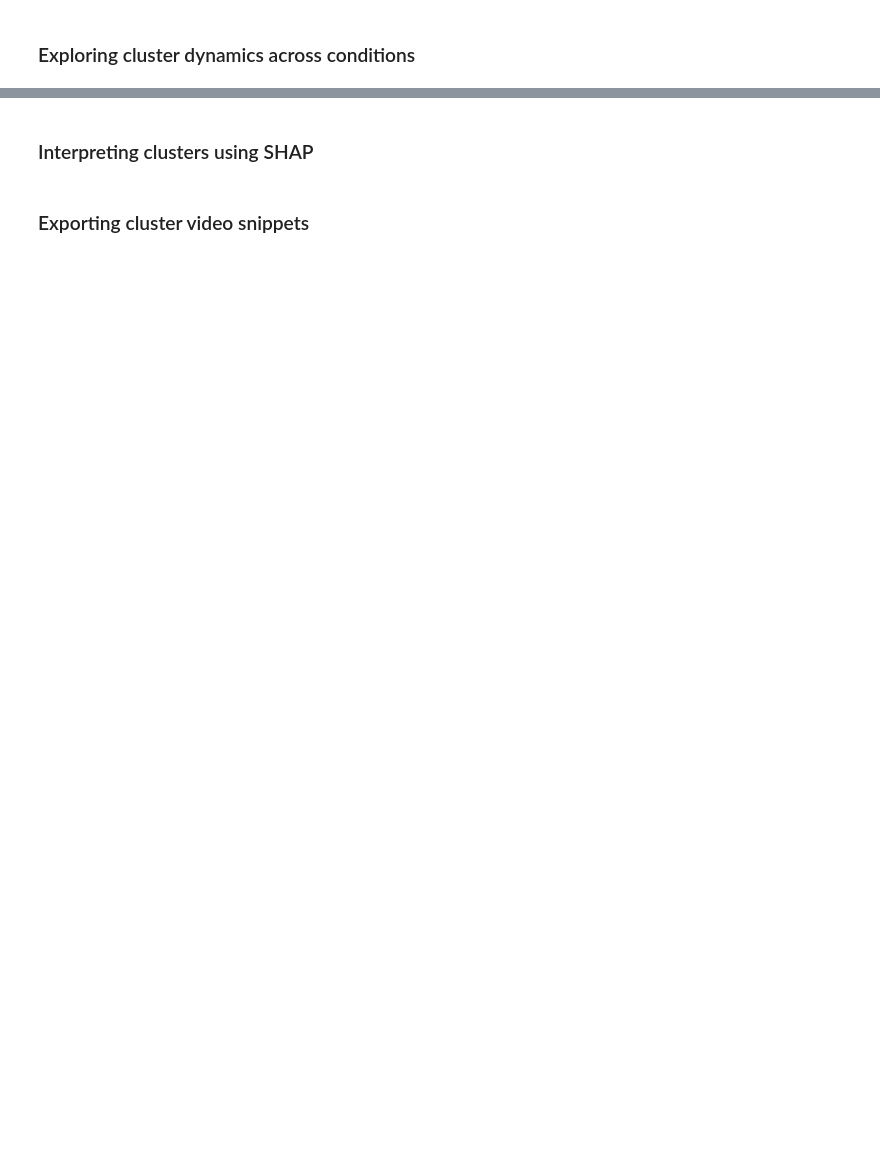
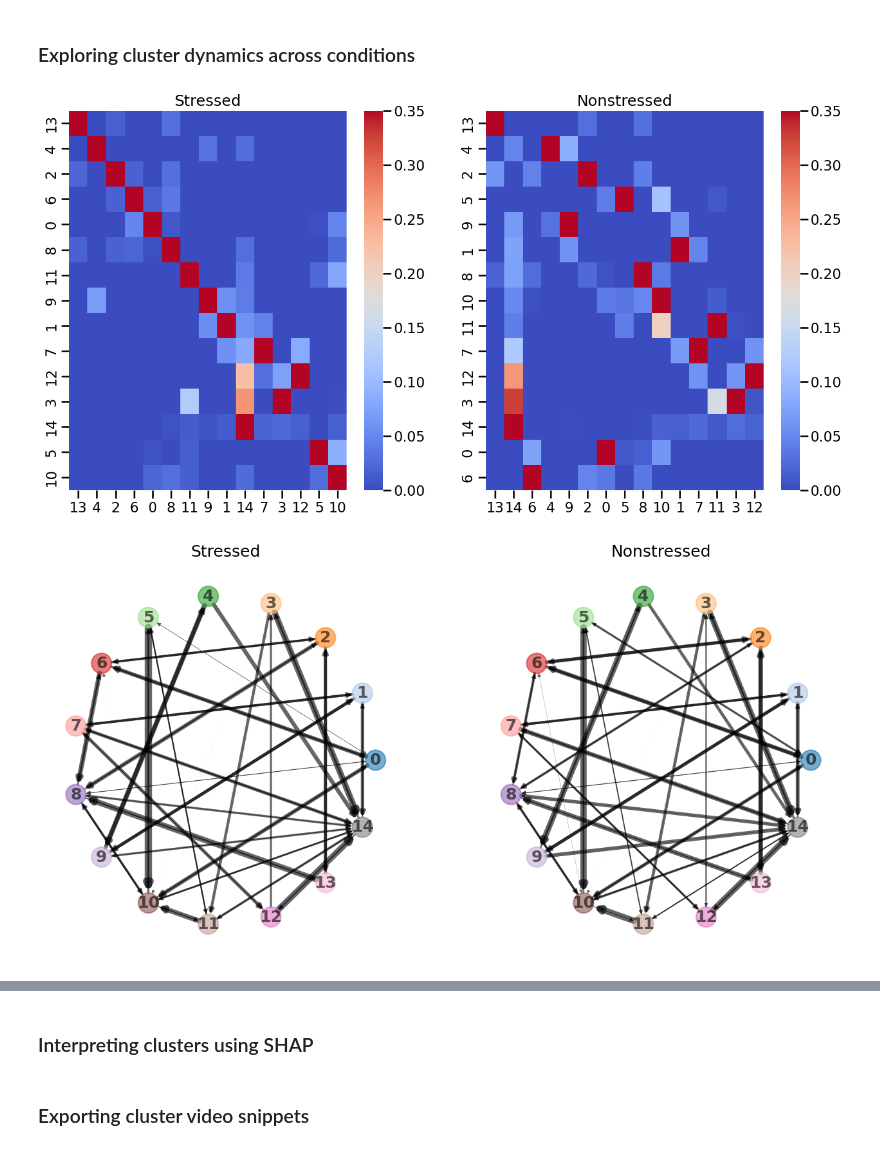
Before and after one commit to mlfpm/deepof, a Jupyter notebook: docs/source/tutorial_notebooks/deepof_unsupervised_tutorial.ipynb, the cells around one changed output, grey strips where cells are left out. Cells and saved outputs as stored; diff of their text form; code cells hidden in the pictures; blank space fills up the shorter version.

```diff
--- a/docs/source/tutorial_notebooks/deepof_unsupervised_tutorial.ipynb
+++ b/docs/source/tutorial_notebooks/deepof_unsupervised_tutorial.ipynb
@@ -248,4 +291,27 @@ deepof.visuals.plot_cluster_enrichment(
 # %% [markdown]
 ### Exploring cluster dynamics across conditions
+# %%
+# Transition matrices and heatmaps
+deepof.visuals.plot_transitions(
+    my_deepof_project,
+    embeddings,
+    soft_counts,
+    visualization="heatmaps",
+)
+
+deepof.visuals.plot_transitions(
+    my_deepof_project,
+    embeddings,
+    soft_counts,
+    visualization="networks",
+    silence_diagonal=True,
+)
+
+# TODO:
+
+# Add option to use umap location on network plots
+# %% [output]
+[figure, added]
+[figure, added]
 # %%
 # Entropy plots
```
Also changed, not shown: parts of 12 cells of this notebook, 5 other files.
